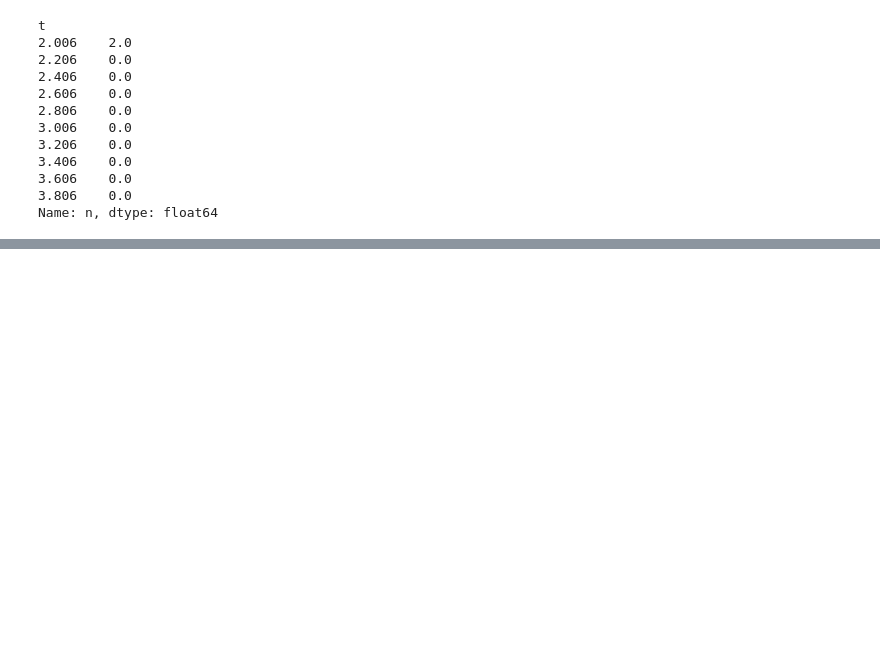
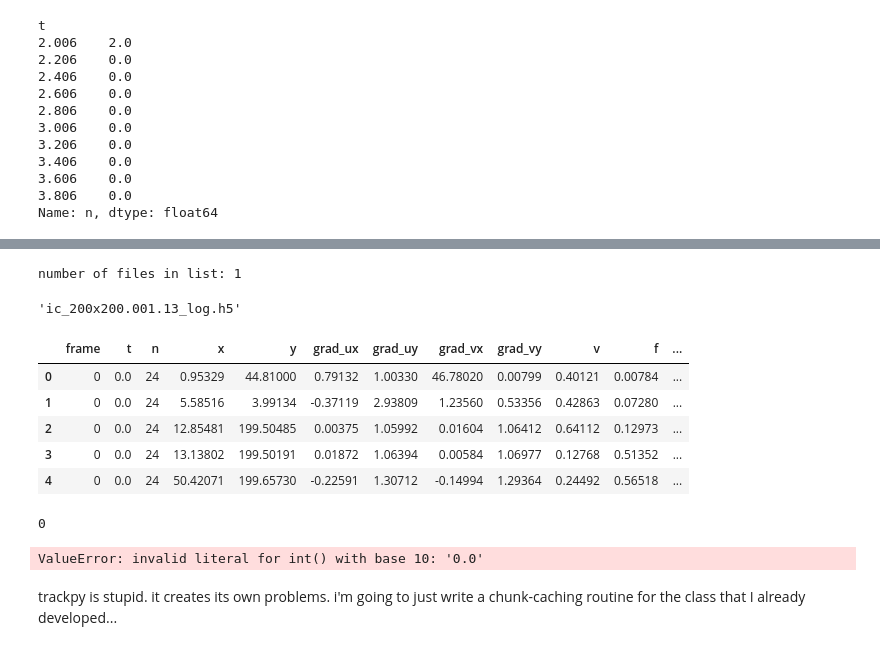
Before and after one commit to timtyree/care, a Jupyter notebook: notebooks/dev for postprocessing_tip_logs_automatically.ipynb, the cells around one changed output, grey strips where cells are left out. Drawn from its saved outputs; the diff is of its cells as text; code cells hidden in the pictures; blank space fills up the shorter version.

```diff
--- a/notebooks/dev for postprocessing_tip_logs_automatically.ipynb
+++ b/notebooks/dev for postprocessing_tip_logs_automatically.ipynb
@@ -190,0 +208,50 @@ Name: n, dtype: float64
+# %%
+# #find file interactively
+# print("please select a file from within the desired folder.")
+# input_fn = search_for_file()
+input_fn="/Users/timothytyree/Documents/GitHub/care/notebooks/Data/test_data/fast_kernel_V_0.4/ic_200x200.001.13_log.csv"
+ds=5
+width=200
+height=width
+DS=ds/width
+
+trgt='log.csv'
+assert(input_fn[-len(trgt):]==trgt)
+file_name_list=get_all_files_matching_pattern(input_fn,trgt)
+print(f"number of files in list: {len(file_name_list)}")
+os.chdir(nb_dir)
+# %% [output]
+number of files in list: 1
+# %%
+#set up file system for streaming
+trial_folder_name=os.path.dirname(input_fn)
+traj_folder_hdf5=os.path.join(trial_folder_name,'trajectories_hdf5')
+if not os.path.exists(traj_folder_hdf5):
+    os.mkdir(traj_folder_hdf5)
+os.chdir(traj_folder_hdf5)
+
+save_fn_hdf5=os.path.basename(input_fn).replace('.csv','.h5')
+save_fn_hdf5
+# %% [output]
+'ic_200x200.001.13_log.h5'
+# %%
+df=pd.read_csv(input_fn)
+df.drop(columns=['theta'],inplace=True)
+
+t_col='t'
+DT=1.
+df['frame']=df[t_col]/DT
+# df.astype({'frame': 'int64'},inplace=True)
+cols = df.columns.tolist()
+cols = cols[-1:] + cols[:-1]
+df=df[cols].astype({'frame': 'int32'})
+df.head()
+# sorted(set(df[t_col].values))
+# dfg=df.groupby(t_col)
+# %% [output]
+|  | frame | t | n | x | y | grad_ux | grad_uy | grad_vx | grad_vy | v | f | ... |
+| 0 | 0 | 0.0 | 24 | 0.95329 | 44.81000 | 0.79132 | 1.00330 | 46.78020 | 0.00799 | 0.40121 | 0.00784 | ... |
+| 1 | 0 | 0.0 | 24 | 5.58516 | 3.99134 | -0.37119 | 2.93809 | 1.23560 | 0.53356 | 0.42863 | 0.07280 | ... |
+| 2 | 0 | 0.0 | 24 | 12.85481 | 199.50485 | 0.00375 | 1.05992 | 0.01604 | 1.06412 | 0.64112 | 0.12973 | ... |
+| 3 | 0 | 0.0 | 24 | 13.13802 | 199.50191 | 0.01872 | 1.06394 | 0.00584 | 1.06977 | 0.12768 | 0.51352 | ... |
+| 4 | 0 | 0.0 | 24 | 50.42071 | 199.65730 | -0.22591 | 1.30712 | -0.14994 | 1.29364 | 0.24492 | 0.56518 | ... |
@@ -190,0 +261,4 @@ Name: n, dtype: float64
+# %%
+df.frame.values[0]
+# %% [output]
+0
@@ -190,0 +282,7 @@ Name: n, dtype: float64
+# %%
+#TODO: make function that uses streams to copy a log .csv file into an .h5 file
+with tp.PandasHDFStore(save_fn_hdf5) as s:
+    for linked in tp.link_df_iter(s, 3, neighbor_strategy='KDTree'):
+        s.put(linked)
+# %% [output]
+ValueError: invalid literal for int() with base 10: '0.0'
@@ -190,0 +292,2 @@ Name: n, dtype: float64
+# %% [markdown]
+trackpy is stupid.  it creates its own problems.  i'm going to just write a chunk-caching routine for the class that I already developed...
```
Also changed, not shown: parts of 14 cells of this notebook.
